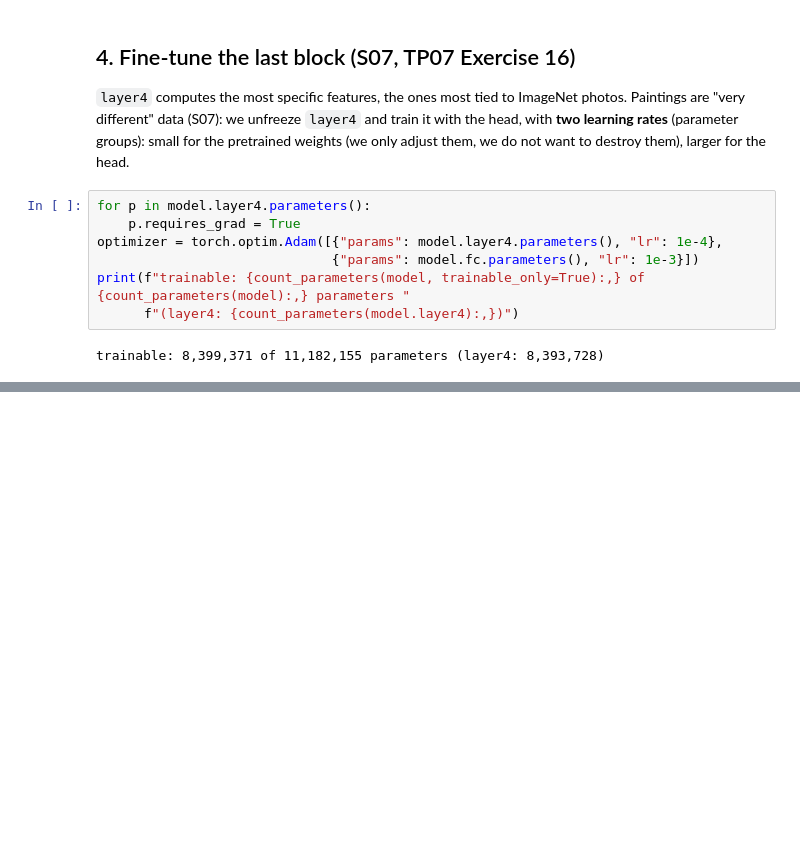
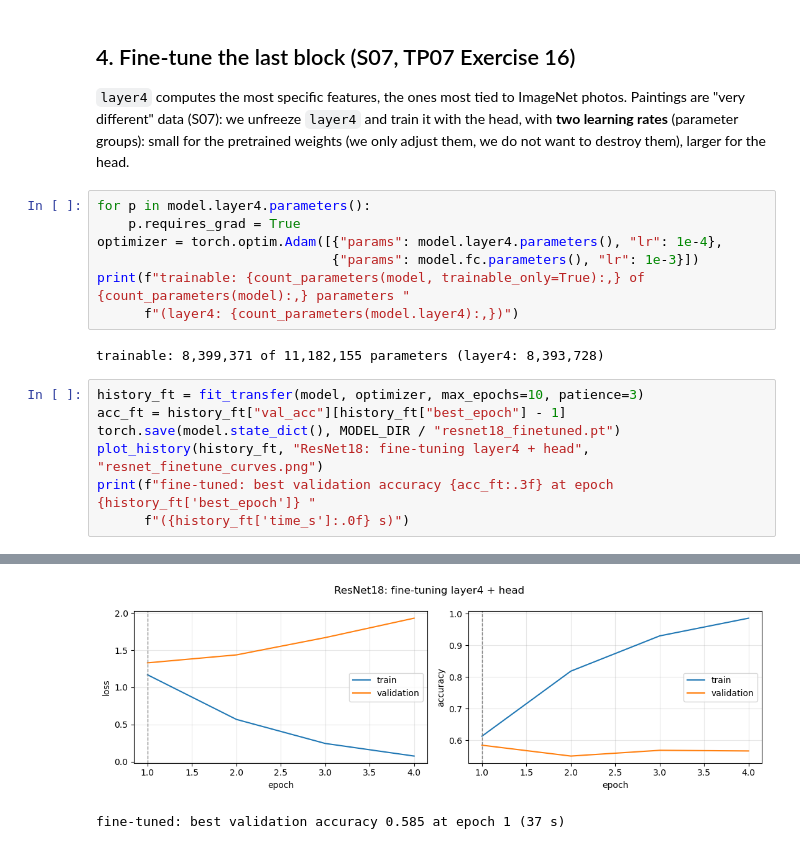
Before and after one commit to lcaquelin/Neural_Networks, a Jupyter notebook: notebooks/05_resnet.ipynb, the cells around one changed output, grey strips where cells are left out. Drawn from its saved outputs; the diff is of its cells as text; blank space fills up the shorter version.

Commit message:
Fine-tune layer4: fast over-fitting, 58.5% validation accuracy

```diff
--- a/notebooks/05_resnet.ipynb
+++ b/notebooks/05_resnet.ipynb
@@ -209,3 +209,11 @@ print(f"trainable: {count_parameters(model, trainable_only=True):,} of {count_pa
       f"(layer4: {count_parameters(model.layer4):,})")
 # %% [output]
 trainable: 8,399,371 of 11,182,155 parameters (layer4: 8,393,728)
+# %%
+history_ft = fit_transfer(model, optimizer, max_epochs=10, patience=3)
+acc_ft = history_ft["val_acc"][history_ft["best_epoch"] - 1]
+torch.save(model.state_dict(), MODEL_DIR / "resnet18_finetuned.pt")
+plot_history(history_ft, "ResNet18: fine-tuning layer4 + head", "resnet_finetune_curves.png")
+print(f"fine-tuned: best validation accuracy {acc_ft:.3f} at epoch {history_ft['best_epoch']} "
+      f"({history_ft['time_s']:.0f} s)")
+# %% [output]
@@ -211,0 +225,2 @@ trainable: 8,399,371 of 11,182,155 parameters (layer4: 8,393,728)
+[figure, added]
+fine-tuned: best validation accuracy 0.585 at epoch 1 (37 s)
```
Also changed, not shown: parts of 5 cells of this notebook, 1 other file.
